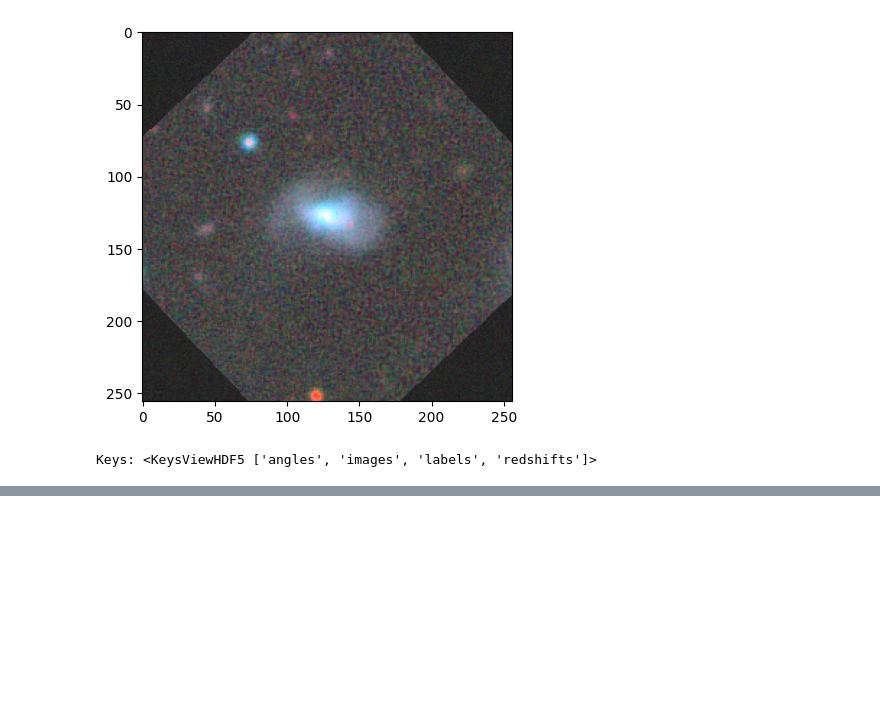
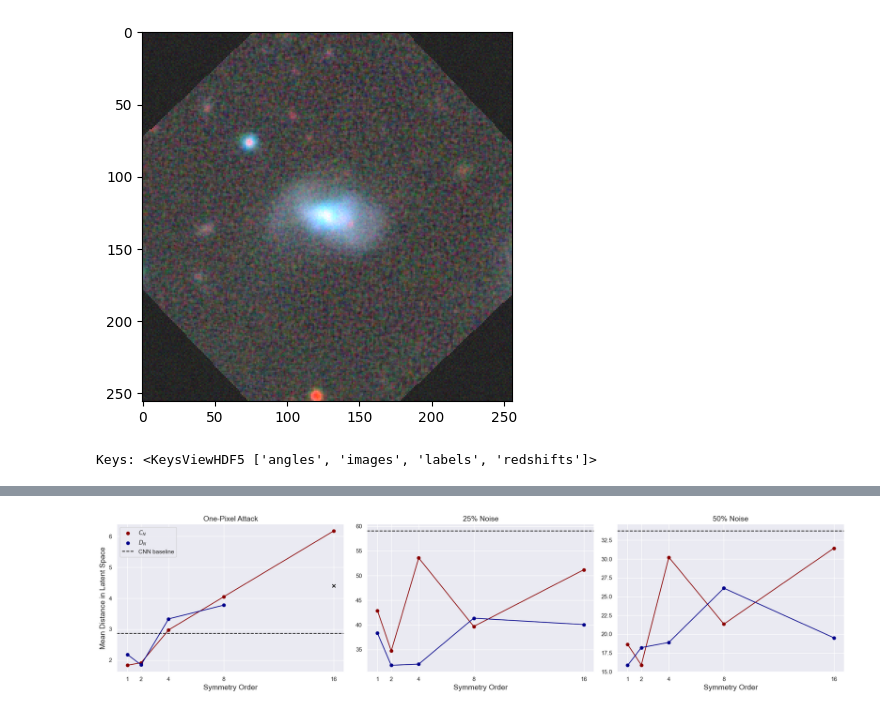
Before and after one commit to snehjp2/GCNNMorphology, a Jupyter notebook: src/notebooks/results_analysis.ipynb, the cells around one changed output, grey strips where cells are left out. Saved outputs shown, nothing was run; the diff lists cells and outputs as text; code cells hidden in the pictures; blank space fills up the shorter version.

```diff
--- a/src/notebooks/results_analysis.ipynb
+++ b/src/notebooks/results_analysis.ipynb
@@ -324,0 +465,41 @@ Keys: <KeysViewHDF5 ['angles', 'images', 'labels', 'redshifts']>
+# %%
+fig, ax = plt.subplots(1, 3, figsize=(20, 5)) # Create 1 row of 4 subplots
+
+ax[0].plot(N_vals, [1.8329848,1.9181615, 2.9753923, 4.0461416,  6.172268], color='darkred')
+ax[0].scatter(N_vals, [1.8329848,1.9181615, 2.9753923, 4.0461416,  6.172268], label='$C_N$',color='darkred')
+ax[0].plot(N_vals[:-1], [2.186461,1.8488109, 3.333694, 3.7752242], color='darkblue')
+ax[0].scatter(16, 4.4, color='black', marker='x')
+# plt.plot([8,16], [3.7752242, 4.4], color = 'deepskyblue', ls ='--')
+
+ax[0].scatter(N_vals[:-1], [2.186461,1.8488109, 3.333694, 3.7752242], label='$D_N$', color='darkblue')
+ax[0].axhline(2.8658013, label='CNN baseline', color='black', ls='--')
+ax[0].set_xticks(N_vals)
+ax[0].set_title('One-Pixel Attack', fontsize=14)
+ax[0].set_xlabel('Symmetry Order', fontsize=14)
+ax[0].set_ylabel('Mean Distance in Latent Space', fontsize=14)
+
+
+ax[1].plot(N_vals, [42.904503, 34.72969,53.57555,  39.70448, 51.186752], color='darkred')
+ax[1].scatter(N_vals, [42.904503, 34.72969,53.57555,  39.70448, 51.186752], label='$C_N$', color='darkred')
+ax[1].plot(N_vals, [38.341187, 31.820023, 32.065197, 41.37965, 40.08186],color='darkblue')
+ax[1].scatter(N_vals, [38.341187, 31.820023, 32.065197, 41.37965, 40.08186],color='darkblue', label = '$D_N$')
+ax[1].axhline(59.04454, label='CNN baseline', color='black', ls='--')
+ax[1].set_xticks(N_vals)
+ax[1].set_title('25% Noise', fontsize=14)
+ax[1].set_xlabel('Symmetry Order', fontsize=14)
+
+
+ax[2].plot(N_vals, [18.630568,  15.89265, 30.226679, 21.338223, 31.435955], color='darkred')
+ax[2].scatter(N_vals, [18.630568,  15.89265, 30.226679, 21.338223, 31.435955], label='$C_N$', color='darkred')
+ax[2].plot(N_vals, [15.843907 ,18.19766, 18.900179, 26.114496, 19.508394 ],color='darkblue')
+ax[2].scatter(N_vals, [15.843907, 18.19766, 18.900179, 26.114496, 19.508394],color='darkblue', label = '$D_N$')
+ax[2].axhline(33.727352, label='CNN baseline', color='black', ls='--')
+ax[2].set_xticks(N_vals)
+ax[0].legend()
+ax[2].set_xlabel('Symmetry Order', fontsize=14)
+ax[2].set_title('50% Noise', fontsize=14)
+
+plt.tight_layout()
+plt.savefig('../../plots/latent_space_neurips.png', bbox_inches='tight', dpi=300)
+# %% [output]
+[figure, added]
```
Also changed, not shown: parts of 29 cells of this notebook.
